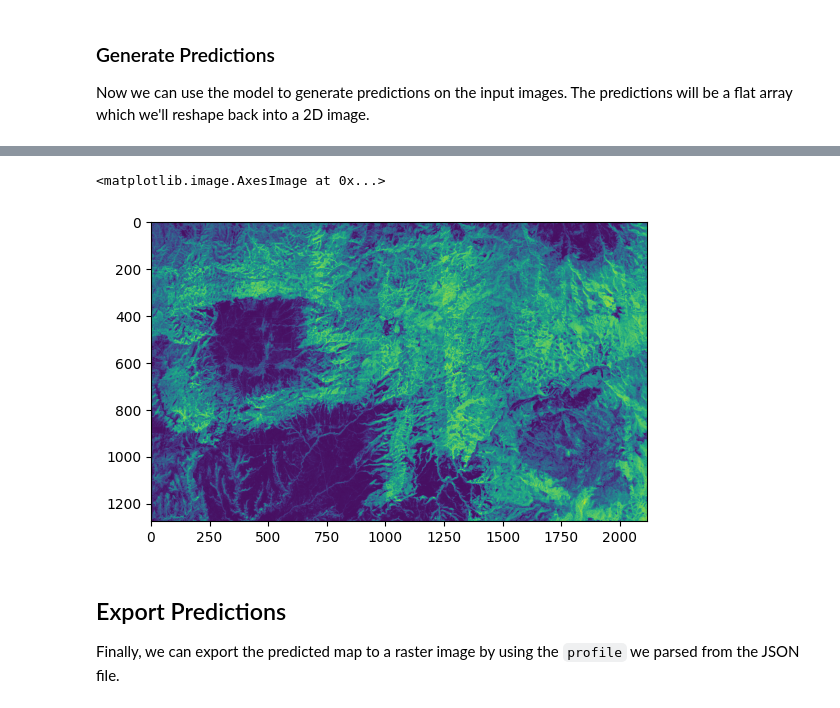
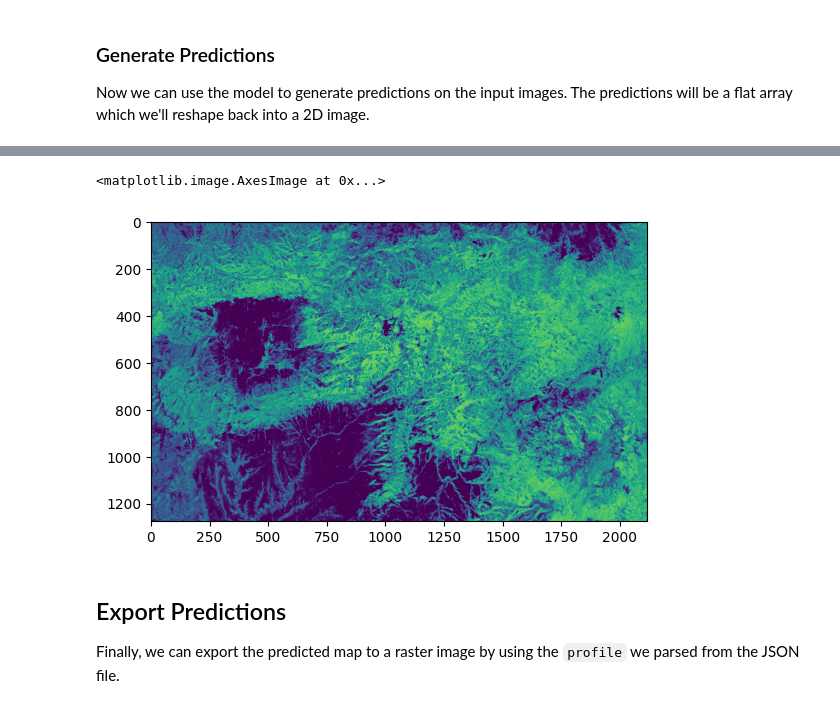
Before and after one commit to lemma-osu/naip-cnn, a Jupyter notebook: notebooks/04_inference.ipynb, the cells around one changed output, grey strips where cells are left out. Saved outputs shown, nothing was run; the diff lists cells and outputs as text; code cells hidden in the pictures.

Commit message:
Update export and inference notebooks for 2D labeled data

```diff
--- a/notebooks/04_inference.ipynb
+++ b/notebooks/04_inference.ipynb
@@ -15,6 +15,7 @@ from naip_cnn.inference import parse_imagery_tfrecord, load_mixer_as_profile
 
 First, we'll load and inspect the previously trained model.
 # %%
-model = tf.keras.models.load_model("../models/model.keras")
+MODEL_ID = "MAL2016_CanyonCreek_cover_RGBN_UNet"
+model = tf.keras.models.load_model(f"../models/model_{MODEL_ID}.keras")
 model.summary()
 # %% [output]
@@ -44,7 +45,7 @@ Inference is run on NAIP images that were exported as TFRecords in the previous
 
 The `mixer.json` that was exported by Earth Engine is a sidecar file that includes spatial reference metadata associated with the exported TFRecords. After generating predictions, we'll need that metadata to export the predictions back to a georeferenced raster image. We'll load and parse that first.
 # %%
-DATA_DIR = Path("../data/naip/2011")
+DATA_DIR = Path("../data/naip/2016")
 
 mixer_path = next(DATA_DIR.glob("*.json"))
 profile = load_mixer_as_profile(mixer_path)
@@ -67,5 +68,10 @@ image = (
 Now we can use the model to generate predictions on the input images. The predictions will be a flat array which we'll reshape back into a 2D image.
 # %%
 pred = model.predict(image, steps=n_batches, verbose=1)
-pred = pred.reshape((profile["height"], profile["width"]))
+# Note: our tile size is 150x150 and our output resolution is 30x30, so need to multiply by 5
+pred = (
+    pred.reshape(profile["height"], profile["width"], 5, 5)
+    .swapaxes(1, 2)
+    .reshape(profile["height"] * 5, profile["width"] * 5)
+)
 # %% [output]
@@ -73,8 +79,8 @@ pred = pred.reshape((profile["height"], profile["width"]))
 # %%
-plt.imshow(pred)
+plt.imshow(pred, vmin=0, vmax=100)
 # %% [output]
 <matplotlib.image.AxesImage at 0x...>
-[figure, old version]
+[figure, new version]
 # %% [markdown]
 ## Export Predictions
 
```
Also changed, not shown: parts of 4 cells of this notebook, 2 other files.
